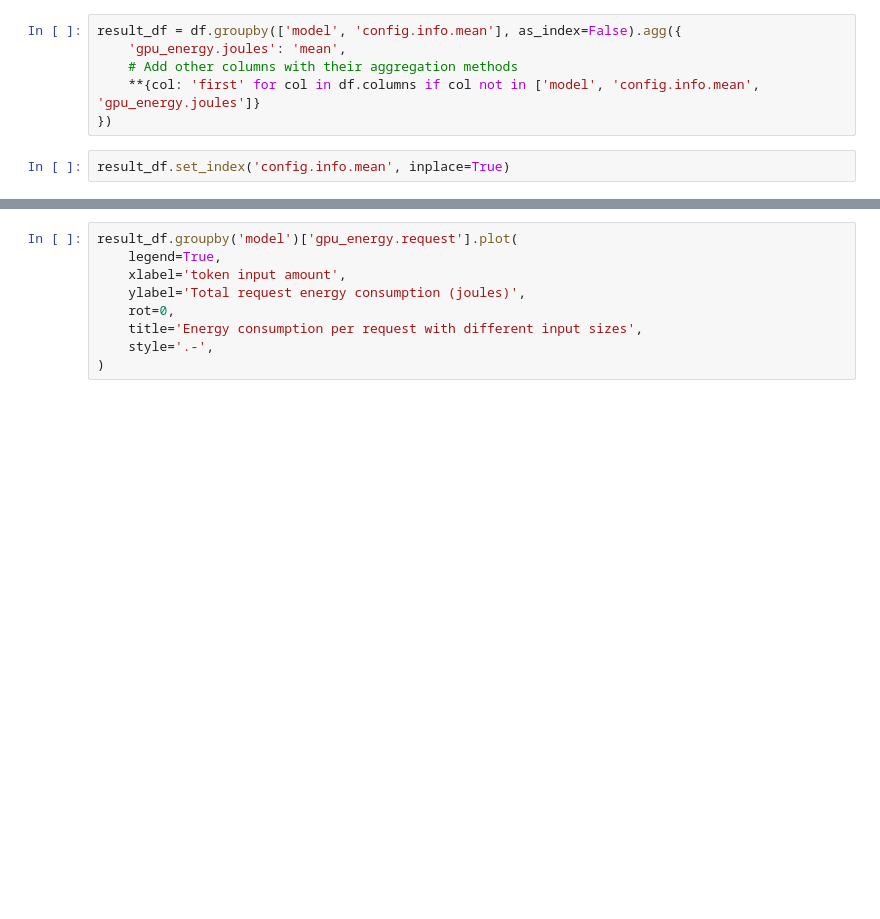
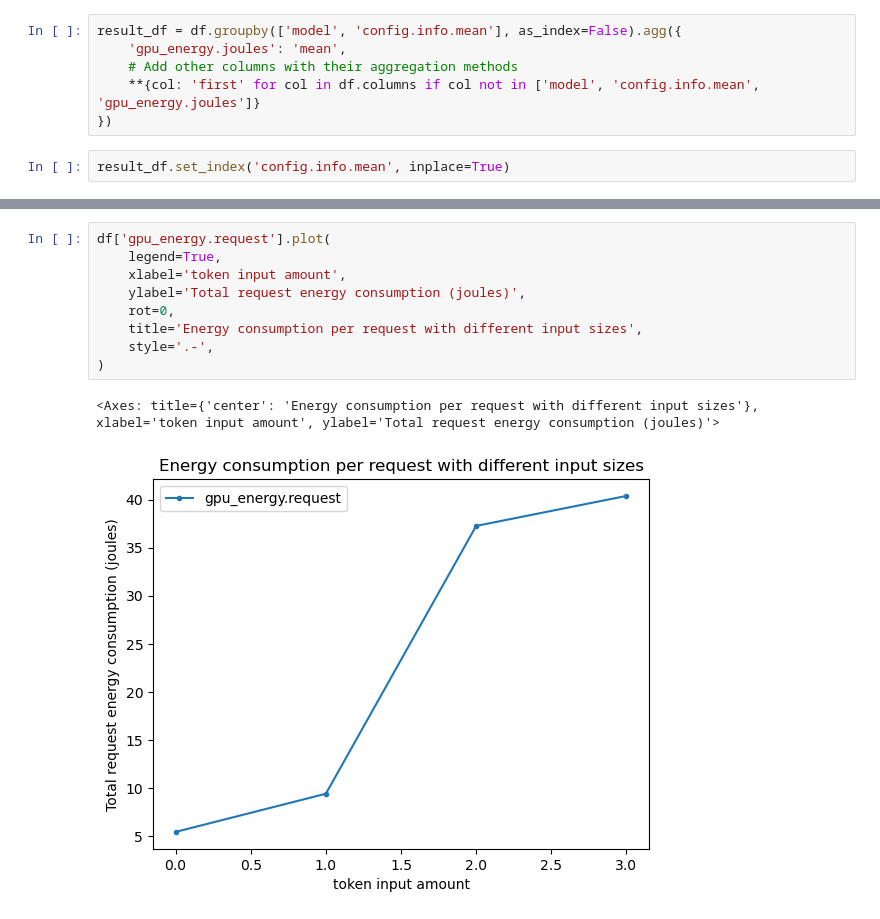
Before and after one commit to Q42/green.ai, a Jupyter notebook: results/graphs/input_size.ipynb, the cells around one changed output, grey strips where cells are left out. Drawn from its saved outputs; the diff is of its cells as text; blank space fills up the shorter version.

```diff
--- a/results/graphs/input_size.ipynb
+++ b/results/graphs/input_size.ipynb
@@ -43,9 +61,12 @@ result_df.groupby('model')['gpu_energy.divided'].plot(
 # %%
-result_df.groupby('model')['gpu_energy.request'].plot(
+df['gpu_energy.request'].plot(
     legend=True,
     xlabel='token input amount',
     ylabel='Total request energy consumption (joules)',
     rot=0,
     title='Energy consumption per request with different input sizes',
     style='.-',
 )
+# %% [output]
+<Axes: title={'center': 'Energy consumption per request with different input sizes'}, xlabel='token input amount', ylabel='Total request energy consumption (joules)'>
+[figure, added]
```
Also changed, not shown: parts of 3 cells of this notebook, 3 other files.
